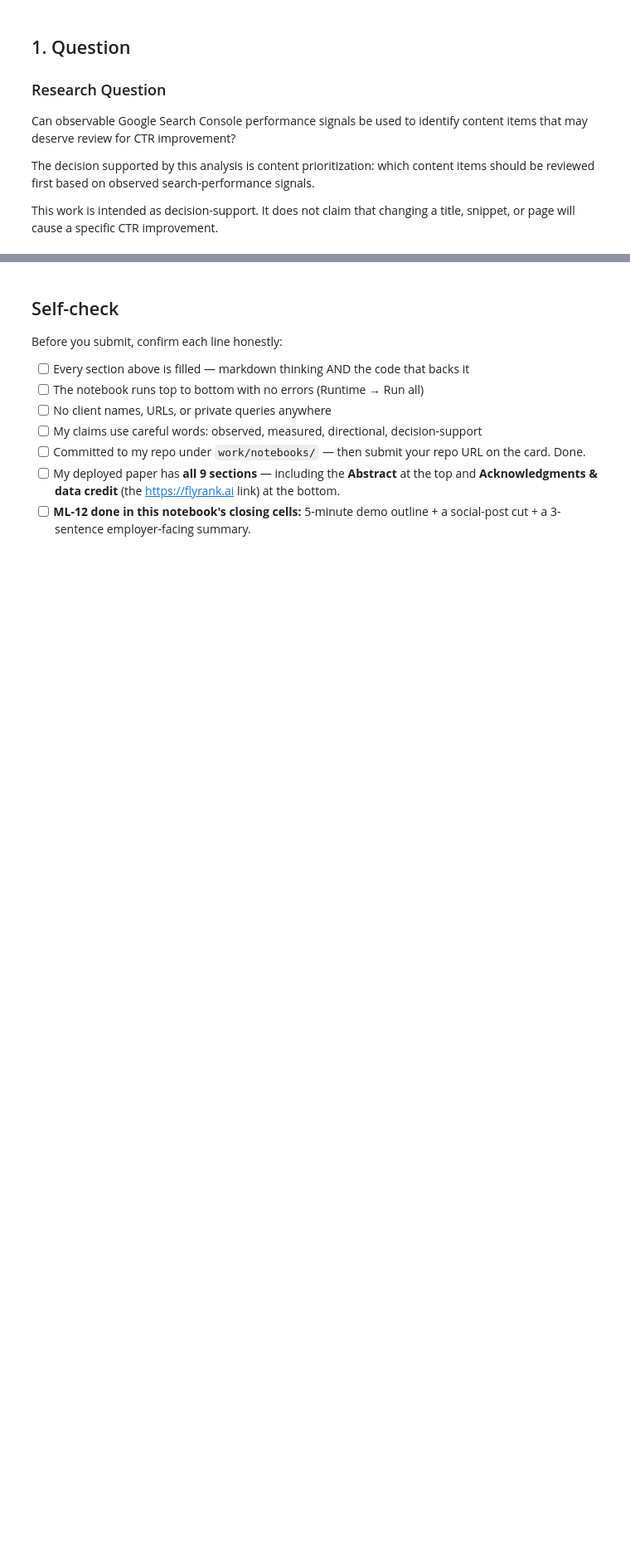
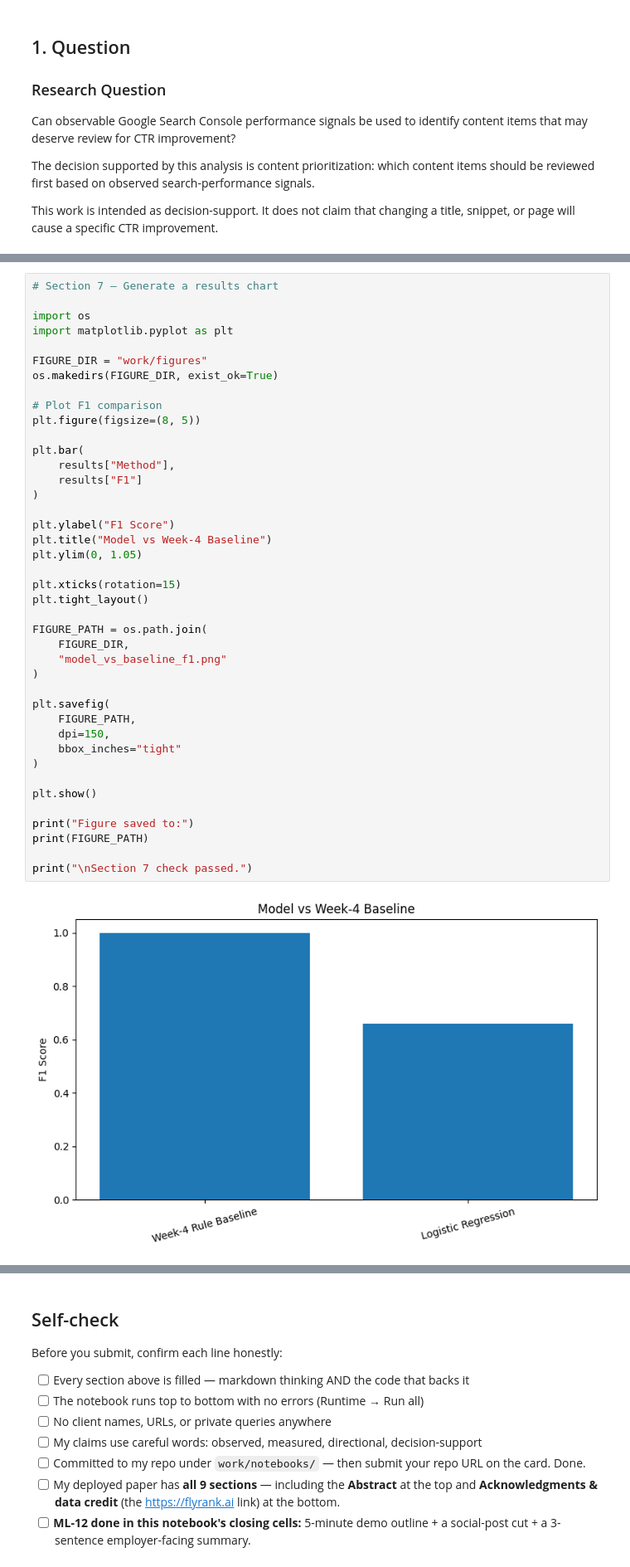
Before and after one commit to 0xabdo404/FlyRank_Intern, a Jupyter notebook: work/notebooks/capstone.ipynb, the cells around one changed output, grey strips where cells are left out. Shown at 83% size. Saved outputs shown, nothing was run; the diff lists cells and outputs as text; blank space fills up the shorter version.

```diff
--- a/work/notebooks/capstone.ipynb
+++ b/work/notebooks/capstone.ipynb
@@ -95,0 +431,43 @@ print("\nSection 1 check passed.")
+# %%
+# Section 7 — Generate a results chart
+
+import os
+import matplotlib.pyplot as plt
+
+FIGURE_DIR = "work/figures"
+os.makedirs(FIGURE_DIR, exist_ok=True)
+
+# Plot F1 comparison
+plt.figure(figsize=(8, 5))
+
+plt.bar(
+    results["Method"],
+    results["F1"]
+)
+
+plt.ylabel("F1 Score")
+plt.title("Model vs Week-4 Baseline")
+plt.ylim(0, 1.05)
+
+plt.xticks(rotation=15)
+plt.tight_layout()
+
+FIGURE_PATH = os.path.join(
+    FIGURE_DIR,
+    "model_vs_baseline_f1.png"
+)
+
+plt.savefig(
+    FIGURE_PATH,
+    dpi=150,
+    bbox_inches="tight"
+)
+
+plt.show()
+
+print("Figure saved to:")
+print(FIGURE_PATH)
+
+print("\nSection 7 check passed.")
+# %% [output]
+[figure, added]
```
Also changed, not shown: parts of 28 cells of this notebook.
